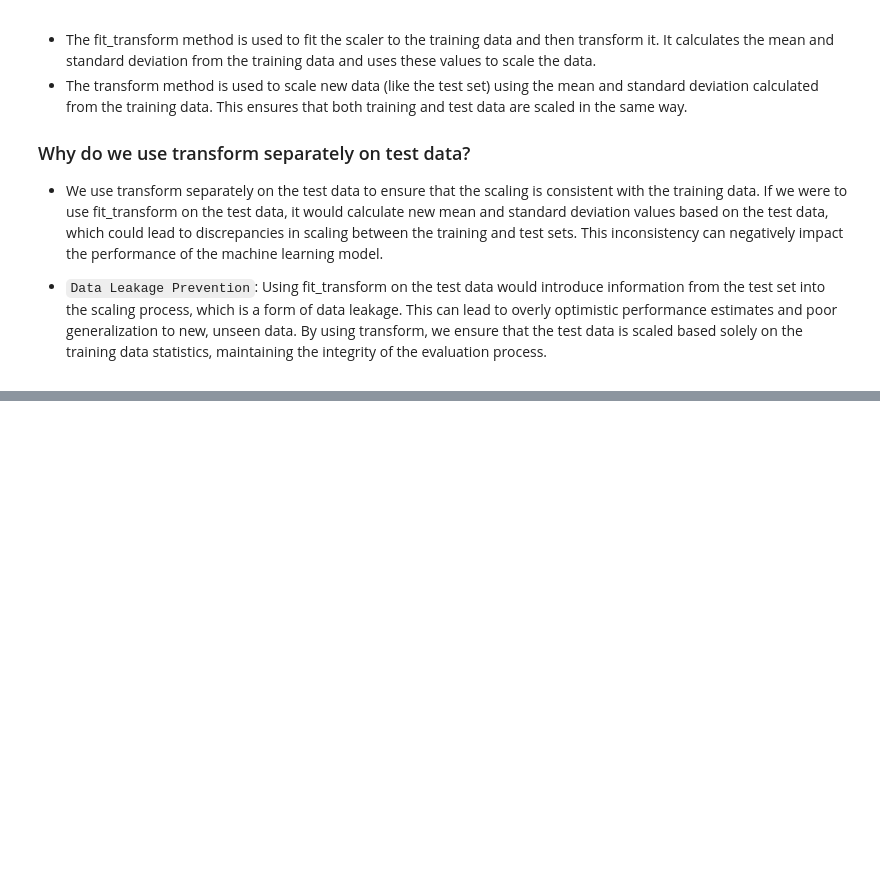
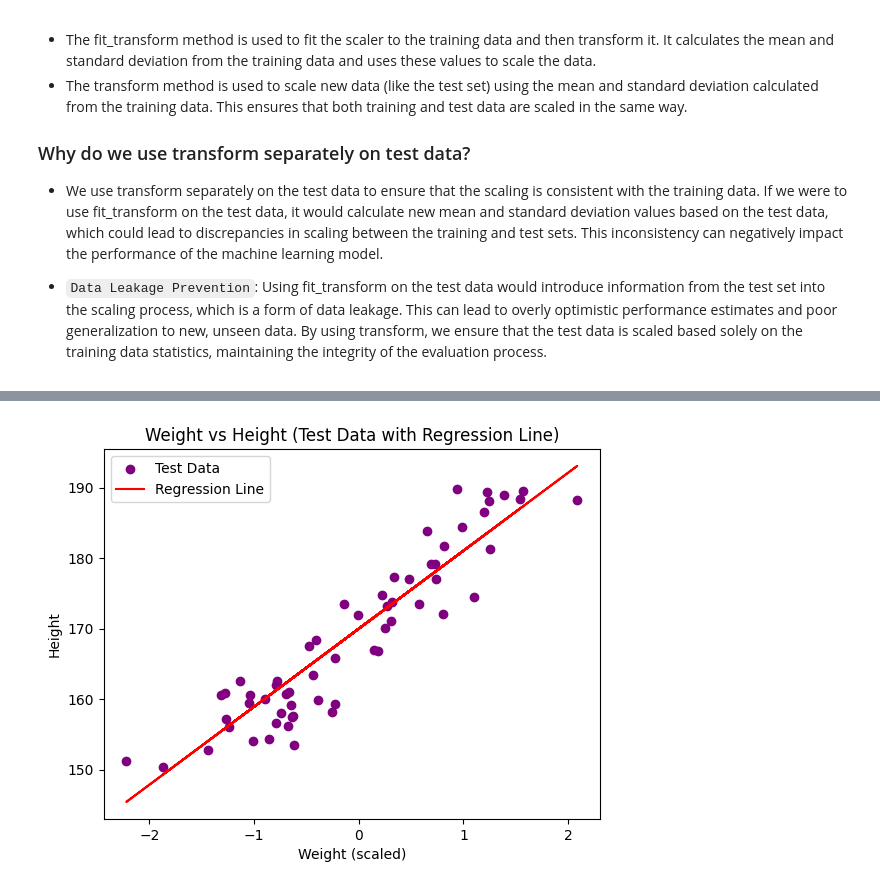
Before and after one commit to DevRitesh08/Machine-Learning-From-Scratch, a Jupyter notebook: experiments/Simple-Linear-Regression.ipynb, the cells around one changed output, grey strips where cells are left out. Cells and saved outputs as stored; diff of their text form; code cells hidden in the pictures; blank space fills up the shorter version.

```diff
--- a/experiments/Simple-Linear-Regression.ipynb
+++ b/experiments/Simple-Linear-Regression.ipynb
@@ -119,0 +176,11 @@ model.fit(x_train_scaled, y_train)
+# %%
+# visualize the regression line with test data
+plt.scatter(x_test_scaled, y_test, color='purple',label='Test Data')
+plt.plot(x_test_scaled, model.predict(x_test_scaled), color='red', label='Regression Line')
+plt.title('Weight vs Height (Test Data with Regression Line)')
+plt.xlabel('Weight (scaled)')
+plt.ylabel('Height')
+plt.legend()
+plt.show()
+# %% [output]
+[figure, added]
```
Also changed, not shown: parts of 23 cells of this notebook.
